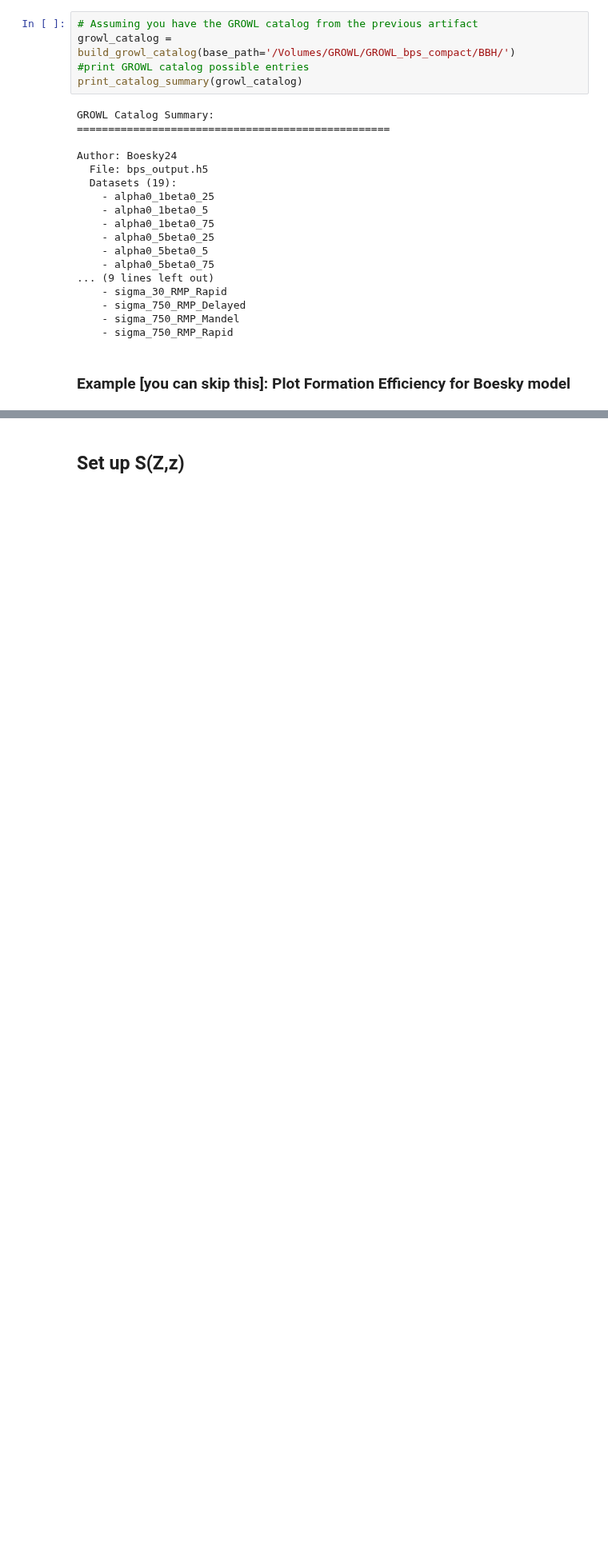
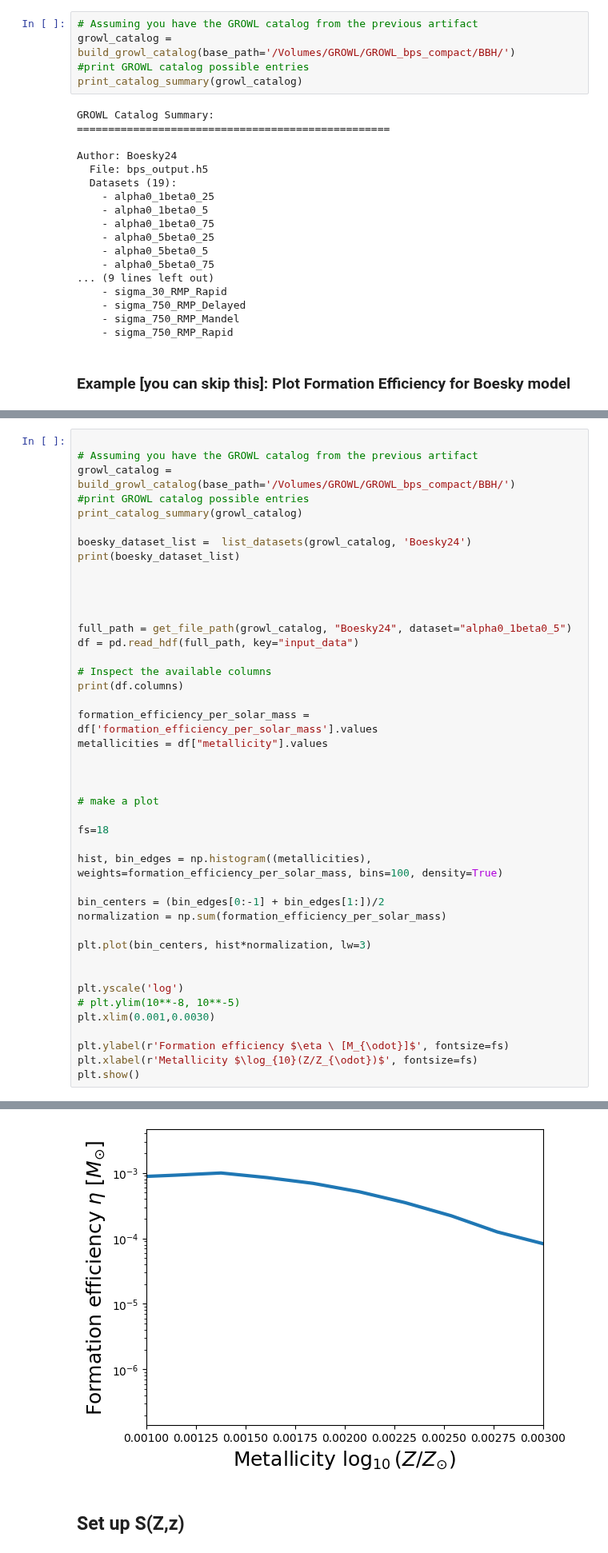
Before and after one commit to Aetherious/GROWL-catalog-public, a Jupyter notebook: CosmicIntegration/cosmic_integration_SSPC_S(Z,z)_COMPAS.ipynb, the cells around one changed output, grey strips where cells are left out. Shown at 80% size. Drawn from its saved outputs; the diff is of its cells as text; blank space fills up the shorter version.

```diff
--- a/CosmicIntegration/cosmic_integration_SSPC_S(Z,z)_COMPAS.ipynb
+++ b/CosmicIntegration/cosmic_integration_SSPC_S(Z,z)_COMPAS.ipynb
@@ -91,0 +111,44 @@ plt.show()
+# %%
+
+# Assuming you have the GROWL catalog from the previous artifact
+growl_catalog = build_growl_catalog(base_path='/Volumes/GROWL/GROWL_bps_compact/BBH/')
+#print GROWL catalog possible entries
+print_catalog_summary(growl_catalog)
+
+boesky_dataset_list =  list_datasets(growl_catalog, 'Boesky24')
+print(boesky_dataset_list)
+
+
+
+
+full_path = get_file_path(growl_catalog, "Boesky24", dataset="alpha0_1beta0_5")
+df = pd.read_hdf(full_path, key="input_data")
+
+# Inspect the available columns
+print(df.columns)
+
+formation_efficiency_per_solar_mass = df['formation_efficiency_per_solar_mass'].values
+metallicities = df["metallicity"].values
+
+
+
+# make a plot
+
+fs=18
+
+hist, bin_edges = np.histogram((metallicities), weights=formation_efficiency_per_solar_mass, bins=100, density=True)
+
+bin_centers = (bin_edges[0:-1] + bin_edges[1:])/2
+normalization = np.sum(formation_efficiency_per_solar_mass)
+
+plt.plot(bin_centers, hist*normalization, lw=3)
+
+
+plt.yscale('log')
+# plt.ylim(10**-8, 10**-5)
+plt.xlim(0.001,0.0030)
+
+plt.ylabel(r'Formation efficiency $\eta \ [M_{\odot}]$', fontsize=fs)
+plt.xlabel(r'Metallicity $\log_{10}(Z/Z_{\odot})$', fontsize=fs)
+plt.show()
+# %% [output]
@@ -92,3 +172,4 @@ plt.show()
+[figure, added]
 # %% [markdown]
 ## Set up  S(Z,z)
 # %%
```
Also changed, not shown: parts of 7 cells of this notebook.
